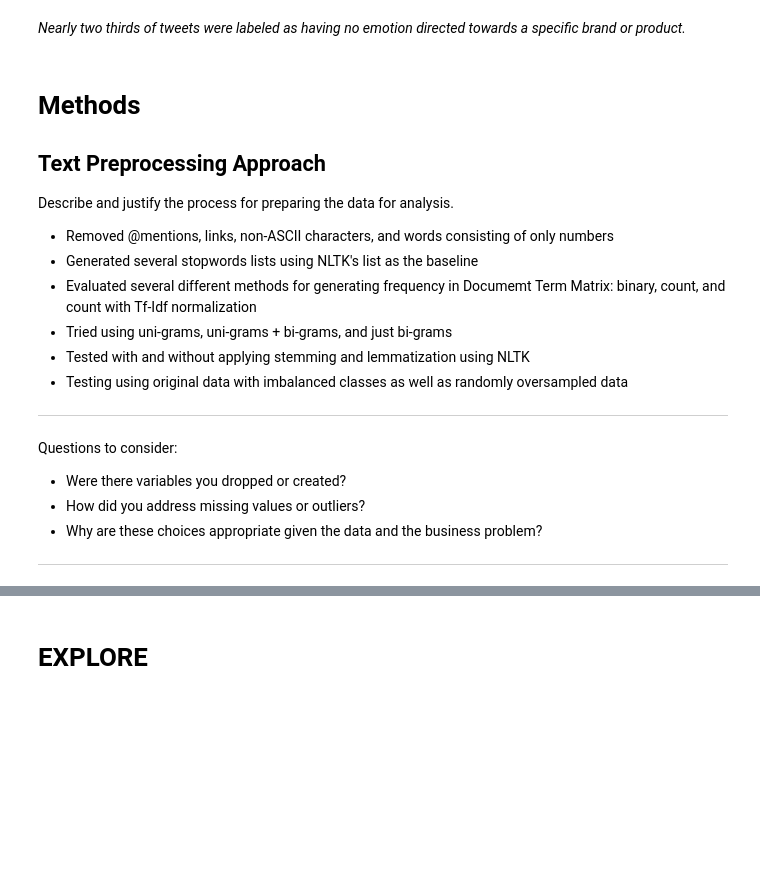
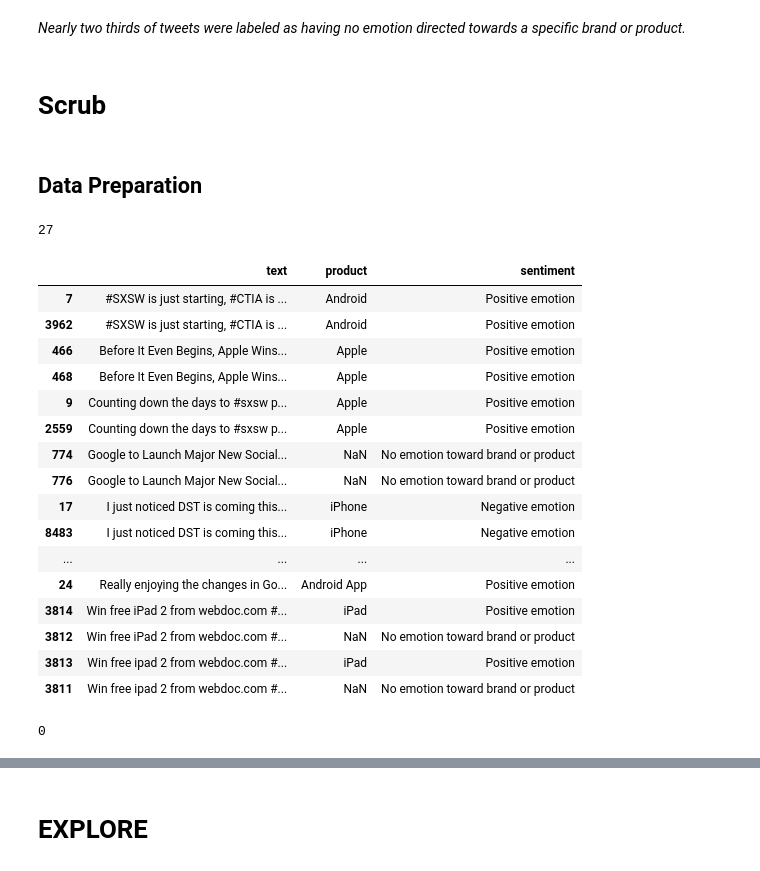
Before and after one commit to rcauvy/product-review-analysis-nlp, a Jupyter notebook: index.ipynb, the cells around one changed output, grey strips where cells are left out. Cells and saved outputs as stored; diff of their text form; code cells hidden in the pictures; blank space fills up the shorter version.

```diff
--- a/index.ipynb
+++ b/index.ipynb
@@ -211,25 +211,41 @@ null_check(df)
 | sentiment | 0 | 0.00 |
 # %% [markdown]
 *Nearly two thirds of tweets were labeled as having no emotion directed towards a specific brand or product.*
-# %% [markdown]
-# Methods
-
-## Text Preprocessing Approach
-
-Describe and justify the process for preparing the data for analysis.
-
-* Removed @mentions, links, non-ASCII characters, and words consisting of only numbers
-* Generated several stopwords lists using NLTK's list as the baseline
-* Evaluated several different methods for generating frequency in Documemt Term Matrix: binary, count, and count with Tf-Idf normalization
-* Tried using uni-grams, uni-grams + bi-grams, and just bi-grams
-* Tested with and without applying stemming and lemmatization using NLTK
-* Testing using original data with imbalanced classes as well as randomly oversampled data
-
-
-
-***
-Questions to consider:
-* Were there variables you dropped or created?
-* How did you address missing values or outliers?
-* Why are these choices appropriate given the data and the business problem?
-***
+# %% [markdown]
+# Scrub
+# %% [markdown]
+## Data Preparation
+# %%
+# check for duplicates
+df.duplicated(subset=['text'], keep='first').sum()
+# %% [output]
+27
+# %%
+# Take a look at duplicated records
+duplicates = df.duplicated(subset=['text'], keep=False)
+df.loc[duplicates.loc[duplicates==True].index].sort_values(by='text')
+# %% [output]
+|  | text | product | sentiment |
+| 7 | #SXSW is just starting, #CTIA is ... | Android | Positive emotion |
+| 3962 | #SXSW is just starting, #CTIA is ... | Android | Positive emotion |
+| 466 | Before It Even Begins, Apple Wins... | Apple | Positive emotion |
+| 468 | Before It Even Begins, Apple Wins... | Apple | Positive emotion |
+| 9 | Counting down the days to #sxsw p... | Apple | Positive emotion |
+| 2559 | Counting down the days to #sxsw p... | Apple | Positive emotion |
+| 774 | Google to Launch Major New Social... | NaN | No emotion toward brand or product |
+| 776 | Google to Launch Major New Social... | NaN | No emotion toward brand or product |
+| 17 | I just noticed DST is coming this... | iPhone | Negative emotion |
+| 8483 | I just noticed DST is coming this... | iPhone | Negative emotion |
+| ... | ... | ... | ... |
+| 24 | Really enjoying the changes in Go... | Android App | Positive emotion |
+| 3814 | Win free iPad 2 from webdoc.com #... | iPad | Positive emotion |
+| 3812 | Win free iPad 2 from webdoc.com #... | NaN | No emotion toward brand or product |
+| 3813 | Win free ipad 2 from webdoc.com #... | iPad | Positive emotion |
+| 3811 | Win free ipad 2 from webdoc.com #... | NaN | No emotion toward brand or product |
+# %%
+# drop duplicates
+df.drop_duplicates(subset=['text'], keep='first', inplace=True)
+# check for duplicates
+df.duplicated(subset=['text'], keep='first').sum()
+# %% [output]
+0
```
Also changed, not shown: parts of 5 cells of this notebook.
